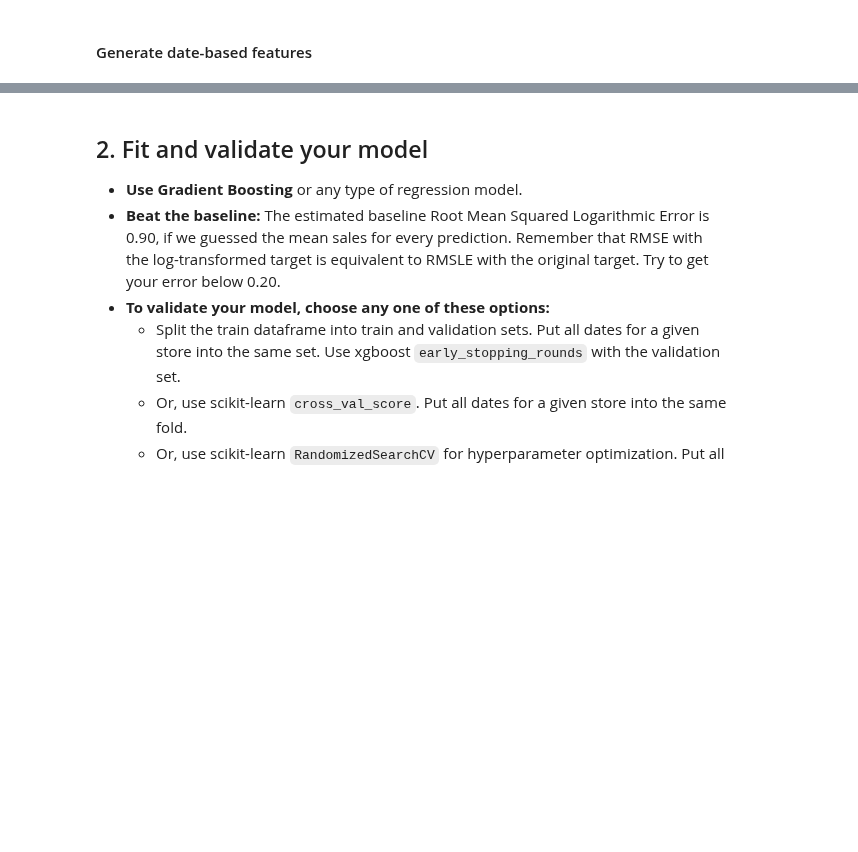
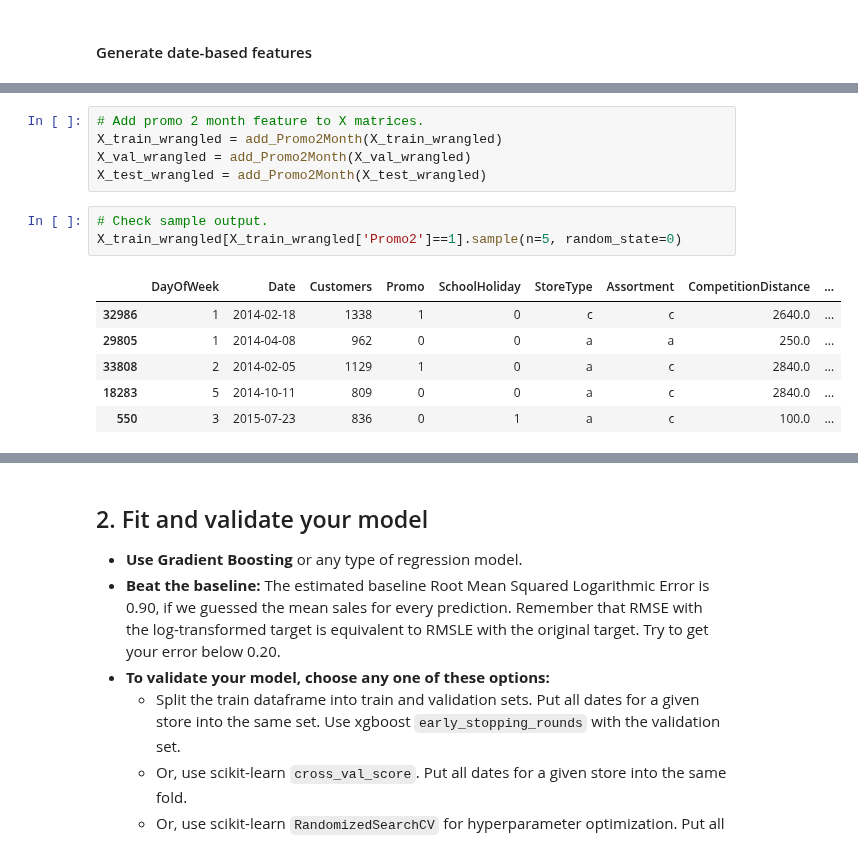
Before and after one commit to LambdaSchool/DEPRECATED-DS-Unit-2-Applied-Modeling, a Jupyter notebook: DS_Sprint_Challenge_8_Regression_2.ipynb, the cells around one changed output, grey strips where cells are left out. Cells and saved outputs as stored; diff of their text form; blank space fills up the shorter version.

```diff
--- a/DS_Sprint_Challenge_8_Regression_2.ipynb
+++ b/DS_Sprint_Challenge_8_Regression_2.ipynb
@@ -327,0 +354,15 @@ X_test_wrangled = wrangle_dates(X_test)
+# %%
+# Add promo 2 month feature to X matrices.
+X_train_wrangled = add_Promo2Month(X_train_wrangled)
+X_val_wrangled = add_Promo2Month(X_val_wrangled)
+X_test_wrangled = add_Promo2Month(X_test_wrangled)
+# %%
+# Check sample output.
+X_train_wrangled[X_train_wrangled['Promo2']==1].sample(n=5, random_state=0)
+# %% [output]
+|  | DayOfWeek | Date | Customers | Promo | SchoolHoliday | StoreType | Assortment | CompetitionDistance | ... |
+| 32986 | 1 | 2014-02-18 | 1338 | 1 | 0 | c | c | 2640.0 | ... |
+| 29805 | 1 | 2014-04-08 | 962 | 0 | 0 | a | a | 250.0 | ... |
+| 33808 | 2 | 2014-02-05 | 1129 | 1 | 0 | a | c | 2840.0 | ... |
+| 18283 | 5 | 2014-10-11 | 809 | 0 | 0 | a | c | 2840.0 | ... |
+| 550 | 3 | 2015-07-23 | 836 | 0 | 1 | a | c | 100.0 | ... |
```
Also changed, not shown: parts of 17 cells of this notebook.
